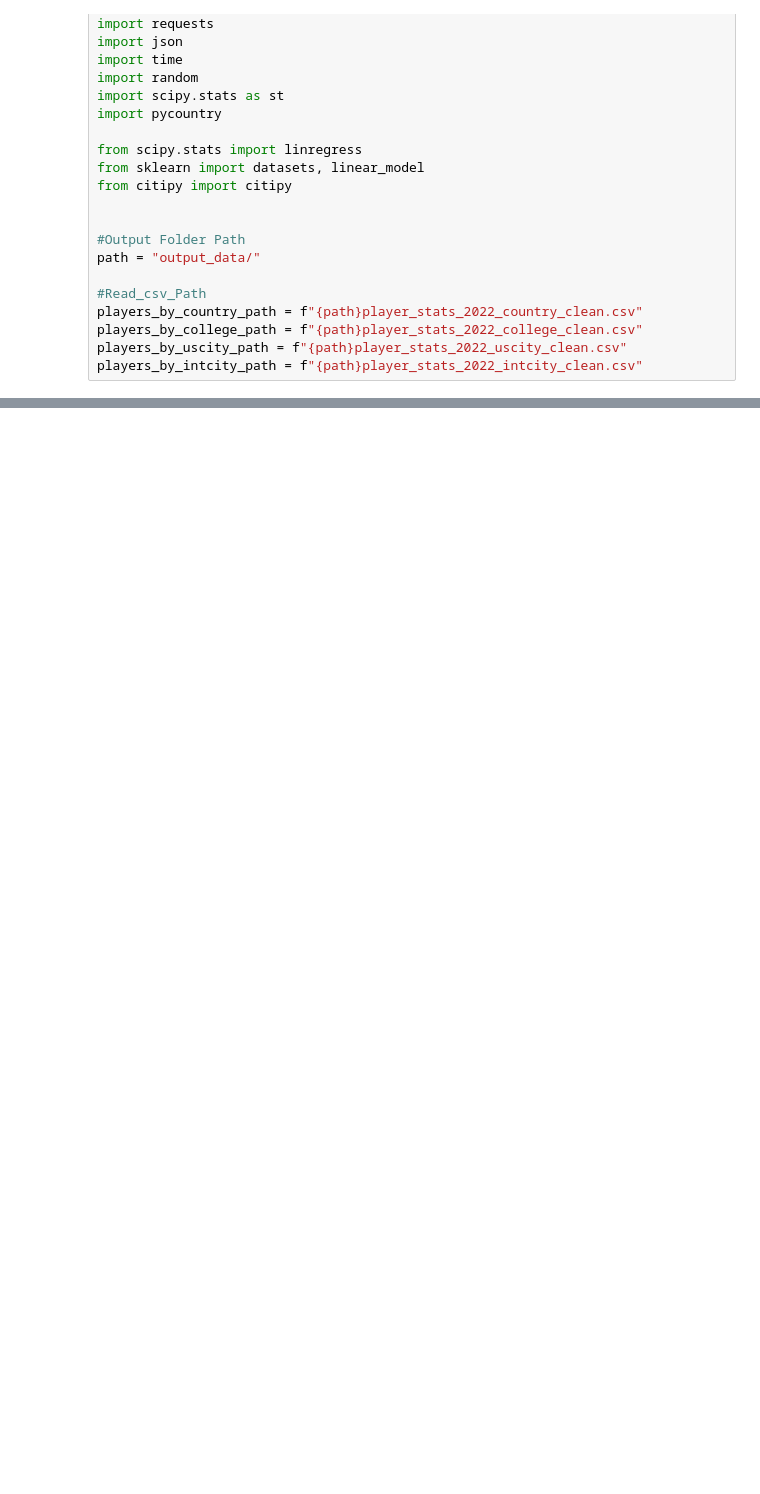
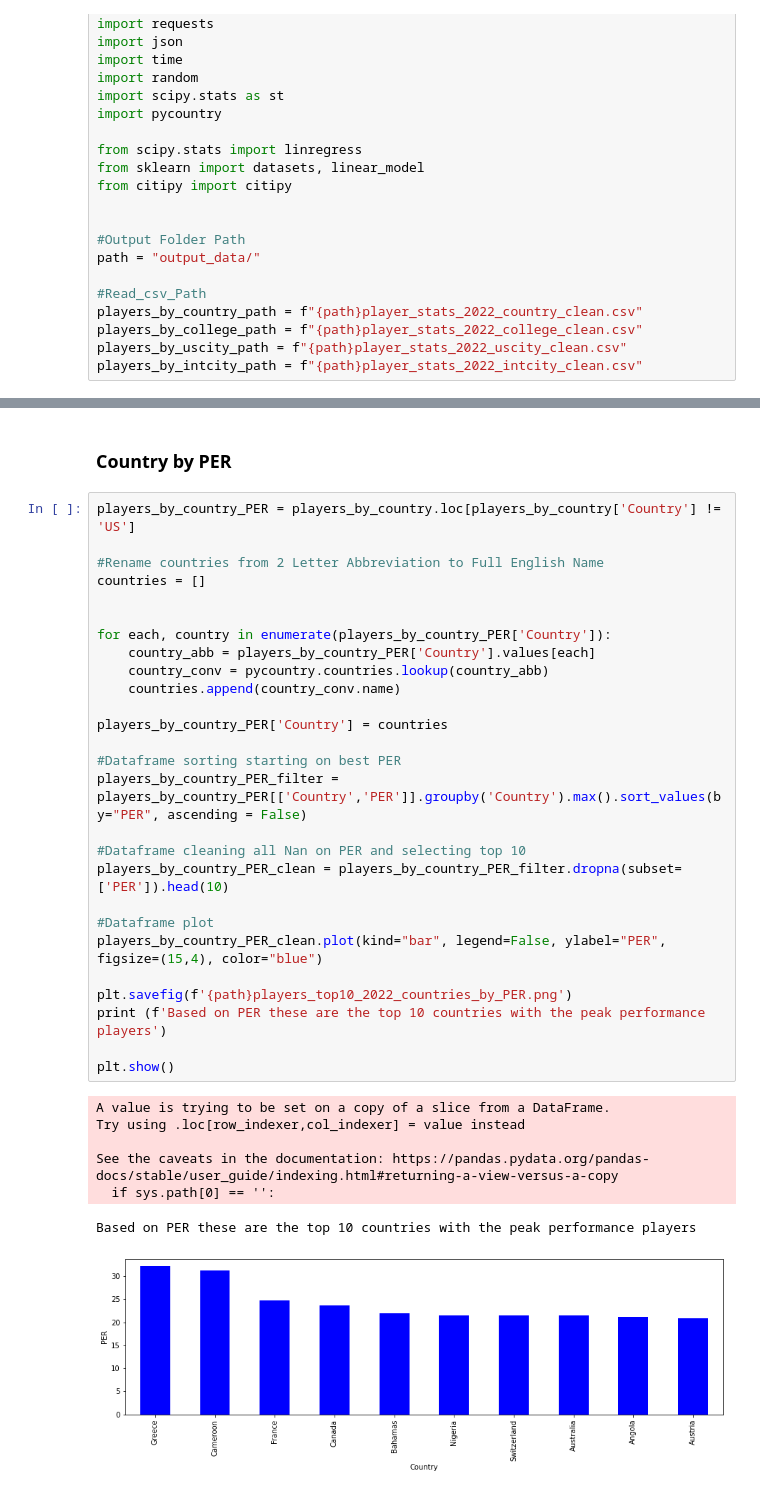
Before and after one commit to meeyoungPH/nba_superlatives, a Jupyter notebook: origin/NBA Geographical Analysis.ipynb, the cells around one changed output, grey strips where cells are left out. Saved outputs shown, nothing was run; the diff lists cells and outputs as text; blank space fills up the shorter version.

Commit message:
Cleaned Origin code and fixed Plot issues

```diff
--- a/origin/NBA Geographical Analysis.ipynb
+++ b/origin/NBA Geographical Analysis.ipynb
@@ -367,0 +75,37 @@ Based on PER these is the distribution of 10 International cities with the peak
+# %% [markdown]
+### Country by PER
+# %%
+players_by_country_PER = players_by_country.loc[players_by_country['Country'] != 'US']
+
+#Rename countries from 2 Letter Abbreviation to Full English Name
+countries = []
+
+
+for each, country in enumerate(players_by_country_PER['Country']):
+    country_abb = players_by_country_PER['Country'].values[each]
+    country_conv = pycountry.countries.lookup(country_abb)
+    countries.append(country_conv.name)
+
+players_by_country_PER['Country'] = countries
+
+#Dataframe sorting starting on best PER
+players_by_country_PER_filter = players_by_country_PER[['Country','PER']].groupby('Country').max().sort_values(by="PER", ascending = False)
+
+#Dataframe cleaning all Nan on PER and selecting top 10
+players_by_country_PER_clean = players_by_country_PER_filter.dropna(subset=['PER']).head(10)
+
+#Dataframe plot
+players_by_country_PER_clean.plot(kind="bar", legend=False, ylabel="PER", figsize=(15,4), color="blue")
+
+plt.savefig(f'{path}players_top10_2022_countries_by_PER.png')
+print (f'Based on PER these are the top 10 countries with the peak performance players')
+
+plt.show()
+# %% [output]
+A value is trying to be set on a copy of a slice from a DataFrame.
+Try using .loc[row_indexer,col_indexer] = value instead
+
+See the caveats in the documentation: https://pandas.pydata.org/pandas-docs/stable/user_guide/indexing.html#returning-a-view-versus-a-copy
+  if sys.path[0] == '':
+Based on PER these are the top 10 countries with the peak performance players
+[figure, added]
```
Also changed, not shown: parts of 37 cells of this notebook, 17 other files.
